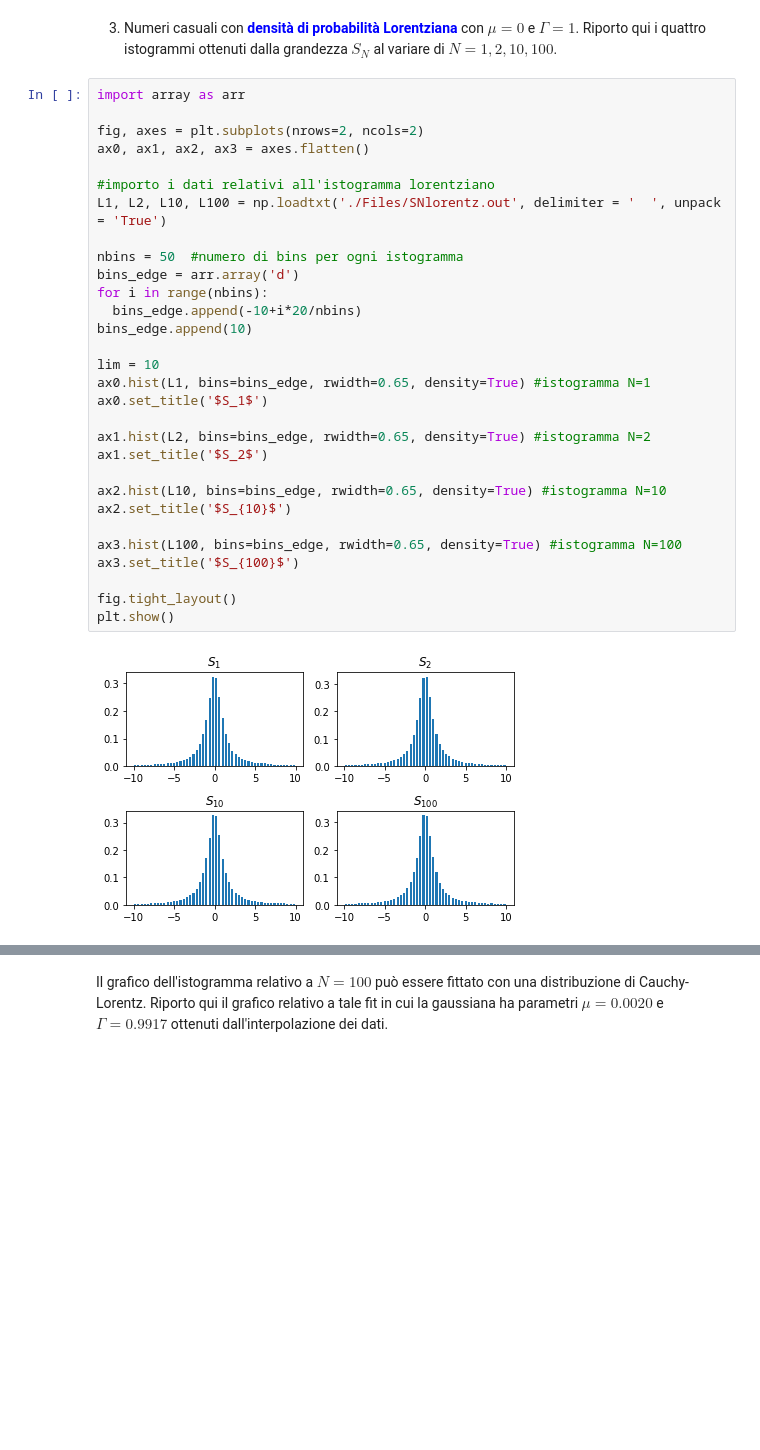
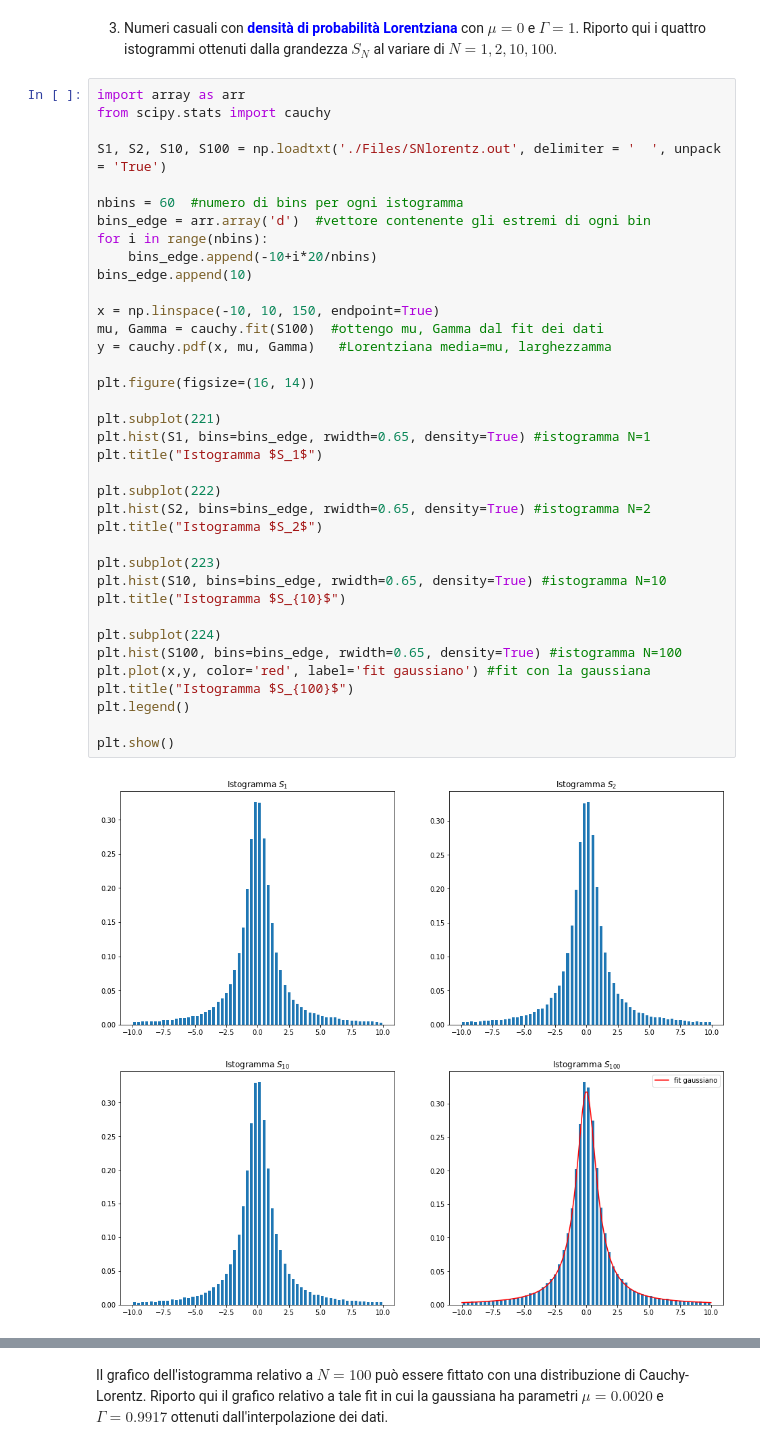
Before and after one commit to danidimic/NSL-exercise, a Jupyter notebook: LSN_Exercise_01/LSN_Exercise_01.ipynb, the cells around one changed output, grey strips where cells are left out. Drawn from its saved outputs; the diff is of its cells as text; blank space fills up the shorter version.

```diff
--- a/LSN_Exercise_01/LSN_Exercise_01.ipynb
+++ b/LSN_Exercise_01/LSN_Exercise_01.ipynb
@@ -236,33 +168,40 @@ plt.show()
 3. Numeri casuali con <font color='blue'>**densità di probabilità Lorentziana**</font> con $\mu=0$ e $\Gamma=1$. Riporto qui i quattro istogrammi ottenuti dalla grandezza $S_N$ al variare di $N=1,2,10,100$.
 # %%
 import array as arr
+from scipy.stats import cauchy
 
-fig, axes = plt.subplots(nrows=2, ncols=2)
-ax0, ax1, ax2, ax3 = axes.flatten()
+S1, S2, S10, S100 = np.loadtxt('./Files/SNlorentz.out', delimiter = '  ', unpack = 'True')
 
-#importo i dati relativi all'istogramma lorentziano
-L1, L2, L10, L100 = np.loadtxt('./Files/SNlorentz.out', delimiter = '  ', unpack = 'True')
-
-nbins = 50  #numero di bins per ogni istogramma
-bins_edge = arr.array('d')
+nbins = 60  #numero di bins per ogni istogramma
+bins_edge = arr.array('d')  #vettore contenente gli estremi di ogni bin
 for i in range(nbins):
-  bins_edge.append(-10+i*20/nbins)
+    bins_edge.append(-10+i*20/nbins)
 bins_edge.append(10)
 
-lim = 10
-ax0.hist(L1, bins=bins_edge, rwidth=0.65, density=True) #istogramma N=1
-ax0.set_title('$S_1$')
+x = np.linspace(-10, 10, 150, endpoint=True)
+mu, Gamma = cauchy.fit(S100)  #ottengo mu, Gamma dal fit dei dati
+y = cauchy.pdf(x, mu, Gamma)   #Lorentziana media=mu, larghezzamma
 
-ax1.hist(L2, bins=bins_edge, rwidth=0.65, density=True) #istogramma N=2
-ax1.set_title('$S_2$')
+plt.figure(figsize=(16, 14))
 
-ax2.hist(L10, bins=bins_edge, rwidth=0.65, density=True) #istogramma N=10
-ax2.set_title('$S_{10}$')
+plt.subplot(221)
+plt.hist(S1, bins=bins_edge, rwidth=0.65, density=True) #istogramma N=1
+plt.title("Istogramma $S_1$")
 
-ax3.hist(L100, bins=bins_edge, rwidth=0.65, density=True) #istogramma N=100
-ax3.set_title('$S_{100}$')
+plt.subplot(222)
+plt.hist(S2, bins=bins_edge, rwidth=0.65, density=True) #istogramma N=2
+plt.title("Istogramma $S_2$")
 
-fig.tight_layout()
+plt.subplot(223)
+plt.hist(S10, bins=bins_edge, rwidth=0.65, density=True) #istogramma N=10
+plt.title("Istogramma $S_{10}$")
+
+plt.subplot(224)
+plt.hist(S100, bins=bins_edge, rwidth=0.65, density=True) #istogramma N=100
+plt.plot(x,y, color='red', label='fit gaussiano') #fit con la gaussiana
+plt.title("Istogramma $S_{100}$")
+plt.legend()
+
 plt.show()
 # %% [output]
-[figure, old version]
+[figure, new version]
```
Also changed, not shown: parts of 30 cells of this notebook.
